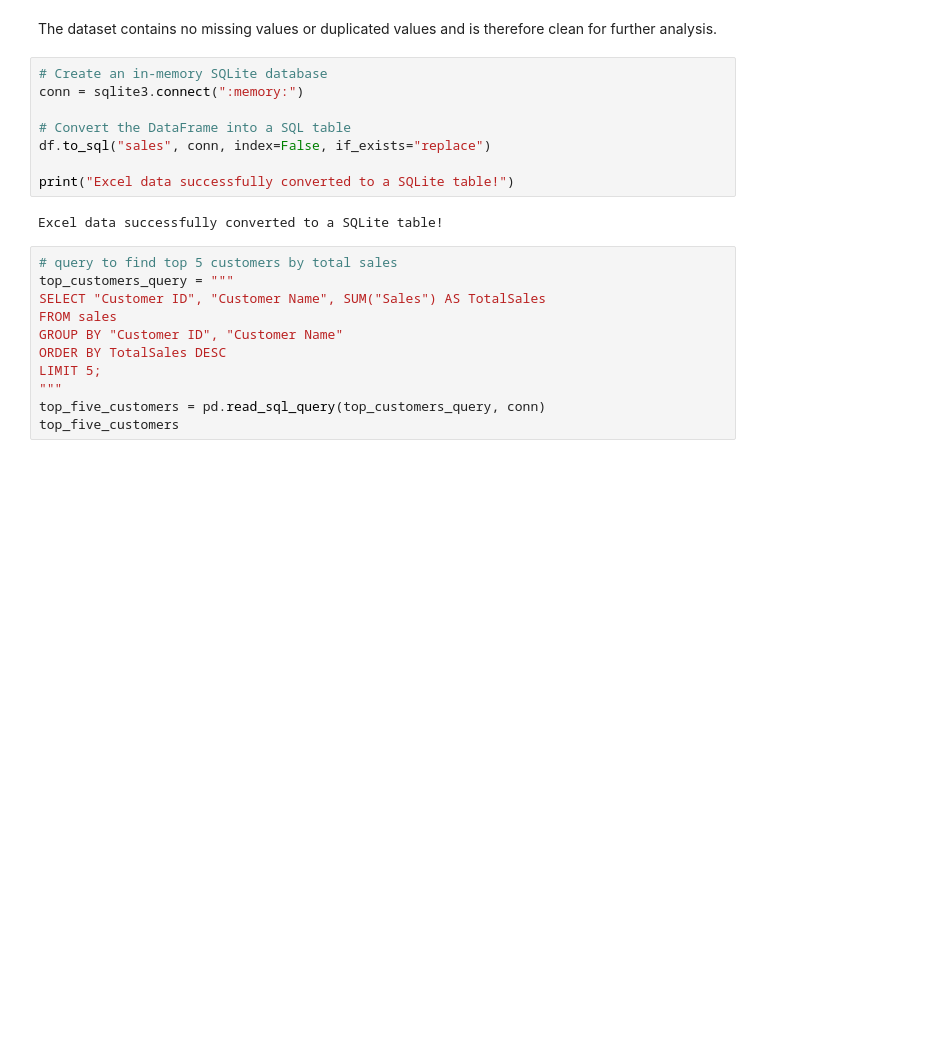
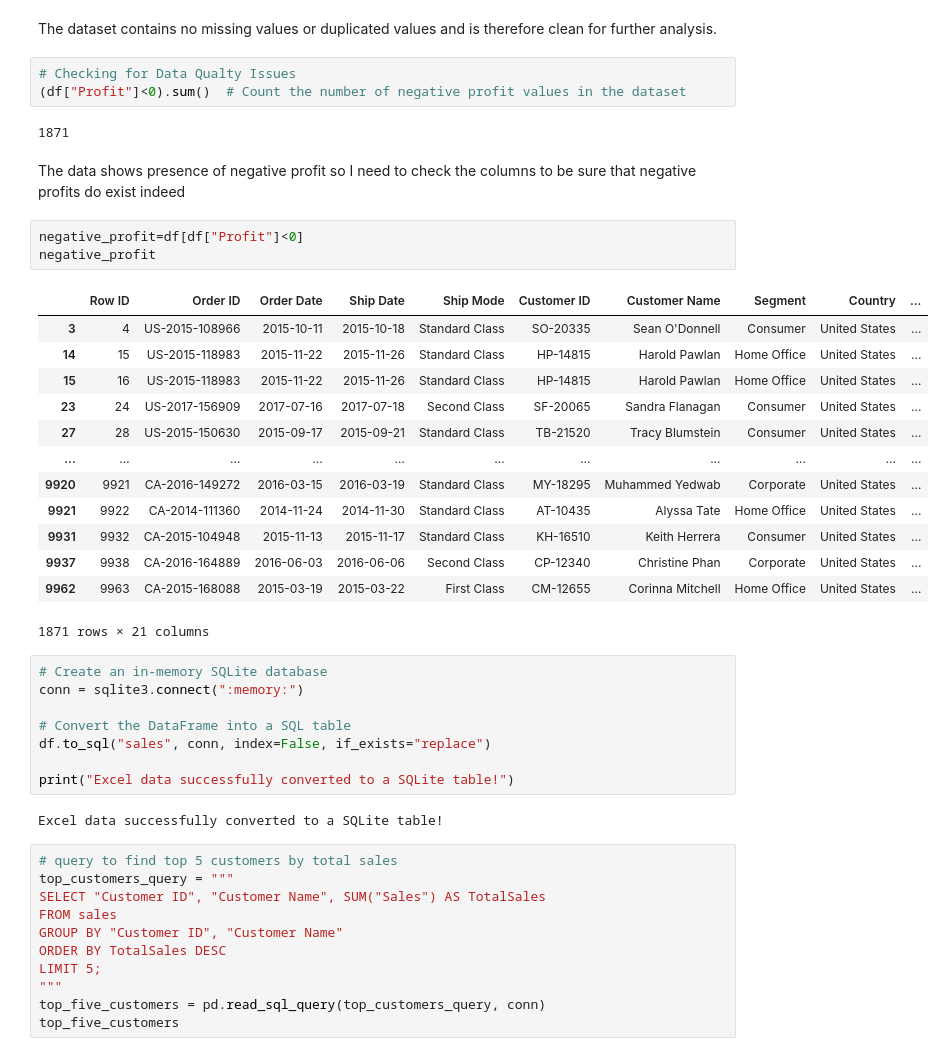
Before and after one commit to Yvonneamg/Ecommerce_Sales_Analysis, a Jupyter notebook: Ecommerce_Sales_Analysis.ipynb, the cells around one changed output. Saved outputs shown, nothing was run; the diff lists cells and outputs as text; blank space fills up the shorter version.

Commit message:
Checking data quality

```diff
--- a/Ecommerce_Sales_Analysis.ipynb
+++ b/Ecommerce_Sales_Analysis.ipynb
@@ -112,5 +173,29 @@ dtype: object
 # %% [markdown]
 The dataset contains no missing values or duplicated values and is therefore clean for further analysis.
+# %%
+# Checking for Data Qualty Issues
+(df["Profit"]<0).sum()  # Count the number of negative profit values in the dataset
+# %% [output]
+1871
+# %% [markdown]
+The data shows presence of negative profit so I need to check the columns to be sure that negative profits do exist indeed
+# %%
+negative_profit=df[df["Profit"]<0]
+negative_profit
+# %% [output]
+|  | Row ID | Order ID | Order Date | Ship Date | Ship Mode | Customer ID | Customer Name | Segment | Country | ... |
+| 3 | 4 | US-2015-108966 | 2015-10-11 | 2015-10-18 | Standard Class | SO-20335 | Sean O'Donnell | Consumer | United States | ... |
+| 14 | 15 | US-2015-118983 | 2015-11-22 | 2015-11-26 | Standard Class | HP-14815 | Harold Pawlan | Home Office | United States | ... |
+| 15 | 16 | US-2015-118983 | 2015-11-22 | 2015-11-26 | Standard Class | HP-14815 | Harold Pawlan | Home Office | United States | ... |
+| 23 | 24 | US-2017-156909 | 2017-07-16 | 2017-07-18 | Second Class | SF-20065 | Sandra Flanagan | Consumer | United States | ... |
+| 27 | 28 | US-2015-150630 | 2015-09-17 | 2015-09-21 | Standard Class | TB-21520 | Tracy Blumstein | Consumer | United States | ... |
+| ... | ... | ... | ... | ... | ... | ... | ... | ... | ... | ... |
+| 9920 | 9921 | CA-2016-149272 | 2016-03-15 | 2016-03-19 | Standard Class | MY-18295 | Muhammed Yedwab | Corporate | United States | ... |
+| 9921 | 9922 | CA-2014-111360 | 2014-11-24 | 2014-11-30 | Standard Class | AT-10435 | Alyssa Tate | Home Office | United States | ... |
+| 9931 | 9932 | CA-2015-104948 | 2015-11-13 | 2015-11-17 | Standard Class | KH-16510 | Keith Herrera | Consumer | United States | ... |
+| 9937 | 9938 | CA-2016-164889 | 2016-06-03 | 2016-06-06 | Second Class | CP-12340 | Christine Phan | Corporate | United States | ... |
+| 9962 | 9963 | CA-2015-168088 | 2015-03-19 | 2015-03-22 | First Class | CM-12655 | Corinna Mitchell | Home Office | United States | ... |
+1871 rows × 21 columns
 # %%
 # Create an in-memory SQLite database
 conn = sqlite3.connect(":memory:")
```
Also changed, not shown: parts of 3 cells of this notebook.
